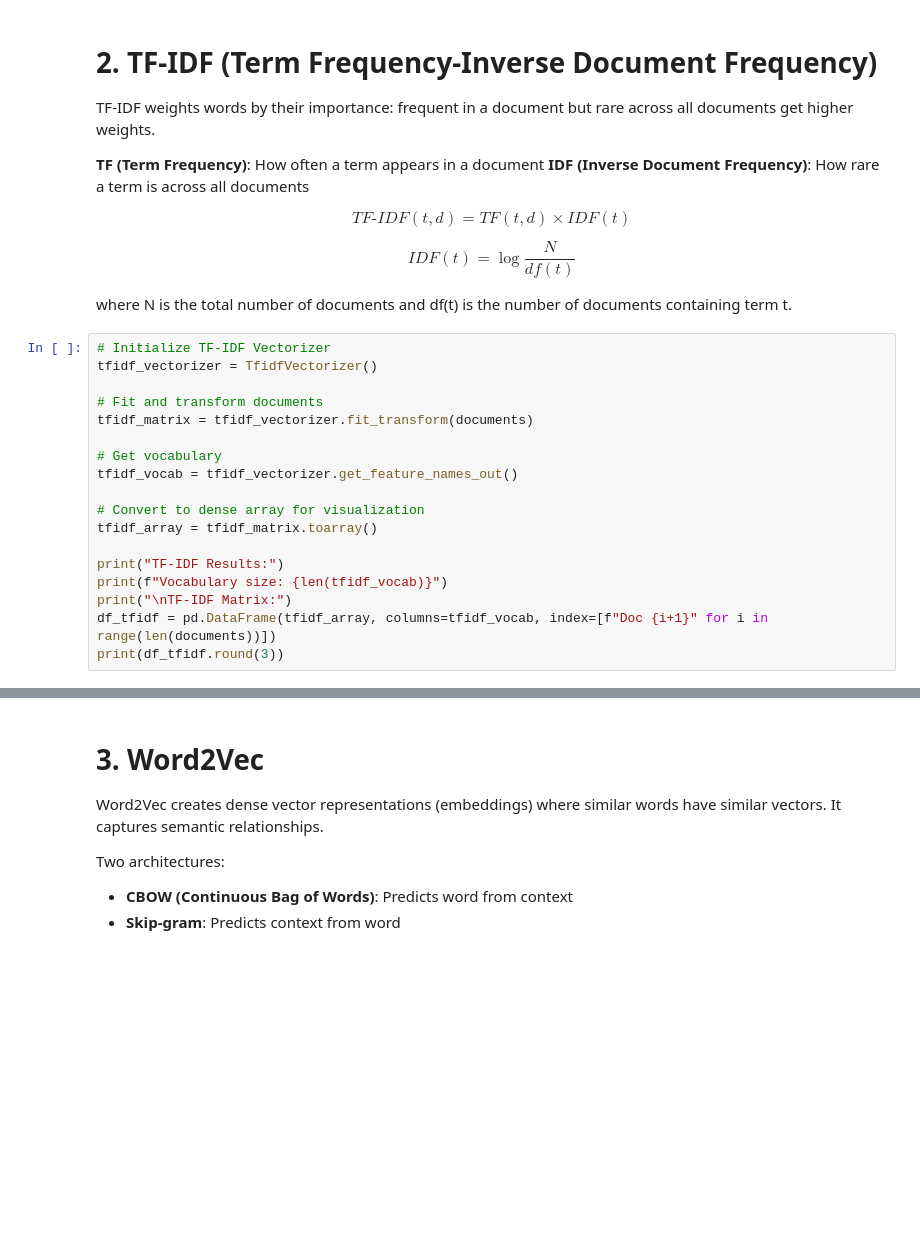
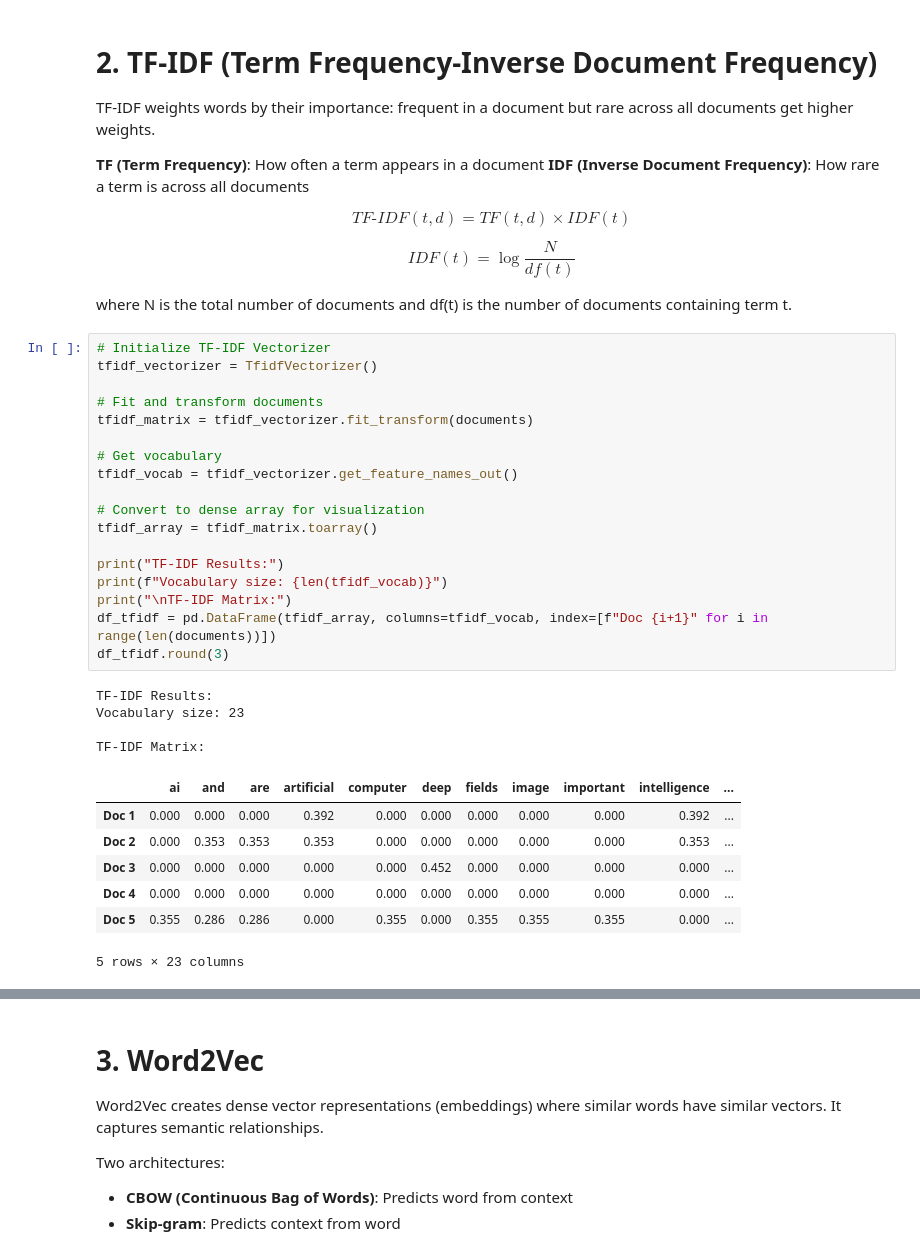
Before and after one commit to mnthnx64/llm-learning-roadmap, a Jupyter notebook: nlp-foundation/text-presentation/text_representation.ipynb, the cells around one changed output, grey strips where cells are left out. Cells and saved outputs as stored; diff of their text form; blank space fills up the shorter version.

```diff
--- a/nlp-foundation/text-presentation/text_representation.ipynb
+++ b/nlp-foundation/text-presentation/text_representation.ipynb
@@ -139,21 +175,33 @@ where N is the total number of documents and df(t) is the number of documents co
 # %%
 # Initialize TF-IDF Vectorizer
 tfidf_vectorizer = TfidfVectorizer()
 
 # Fit and transform documents
 tfidf_matrix = tfidf_vectorizer.fit_transform(documents)
 
 # Get vocabulary
 tfidf_vocab = tfidf_vectorizer.get_feature_names_out()
 
 # Convert to dense array for visualization
 tfidf_array = tfidf_matrix.toarray()
 
 print("TF-IDF Results:")
 print(f"Vocabulary size: {len(tfidf_vocab)}")
 print("\nTF-IDF Matrix:")
 df_tfidf = pd.DataFrame(tfidf_array, columns=tfidf_vocab, index=[f"Doc {i+1}" for i in range(len(documents))])
-print(df_tfidf.round(3))
+df_tfidf.round(3)
+# %% [output]
+TF-IDF Results:
+Vocabulary size: 23
+
+TF-IDF Matrix:
+|  | ai | and | are | artificial | computer | deep | fields | image | important | intelligence | ... |
+| Doc 1 | 0.000 | 0.000 | 0.000 | 0.392 | 0.000 | 0.000 | 0.000 | 0.000 | 0.000 | 0.392 | ... |
+| Doc 2 | 0.000 | 0.353 | 0.353 | 0.353 | 0.000 | 0.000 | 0.000 | 0.000 | 0.000 | 0.353 | ... |
+| Doc 3 | 0.000 | 0.000 | 0.000 | 0.000 | 0.000 | 0.452 | 0.000 | 0.000 | 0.000 | 0.000 | ... |
+| Doc 4 | 0.000 | 0.000 | 0.000 | 0.000 | 0.000 | 0.000 | 0.000 | 0.000 | 0.000 | 0.000 | ... |
+| Doc 5 | 0.355 | 0.286 | 0.286 | 0.000 | 0.355 | 0.000 | 0.355 | 0.355 | 0.355 | 0.000 | ... |
+5 rows × 23 columns
 # %%
 # Show top terms for each document
 print("Top TF-IDF Terms per Document:")
```
Also changed, not shown: parts of 15 cells of this notebook, 1 other file.
